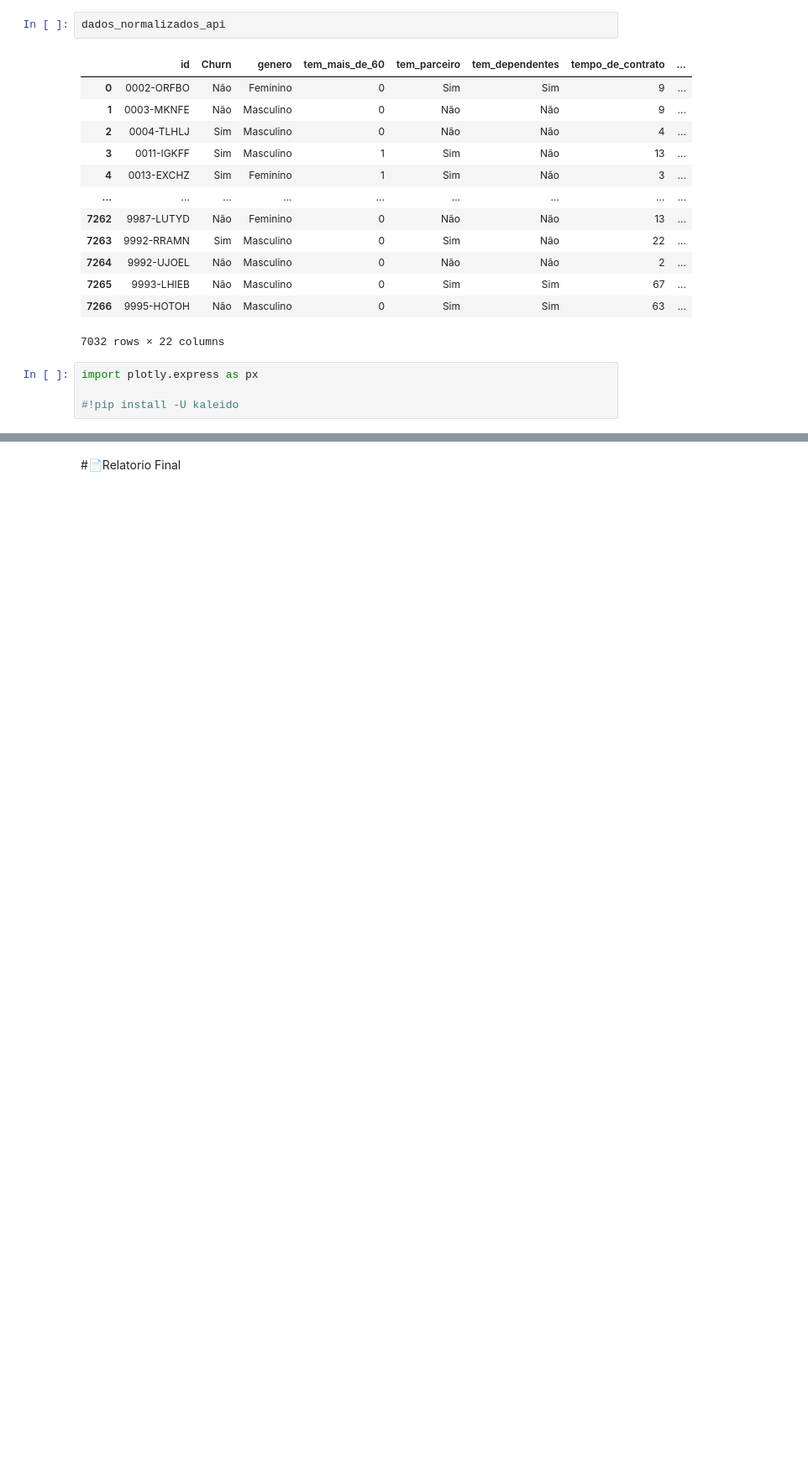
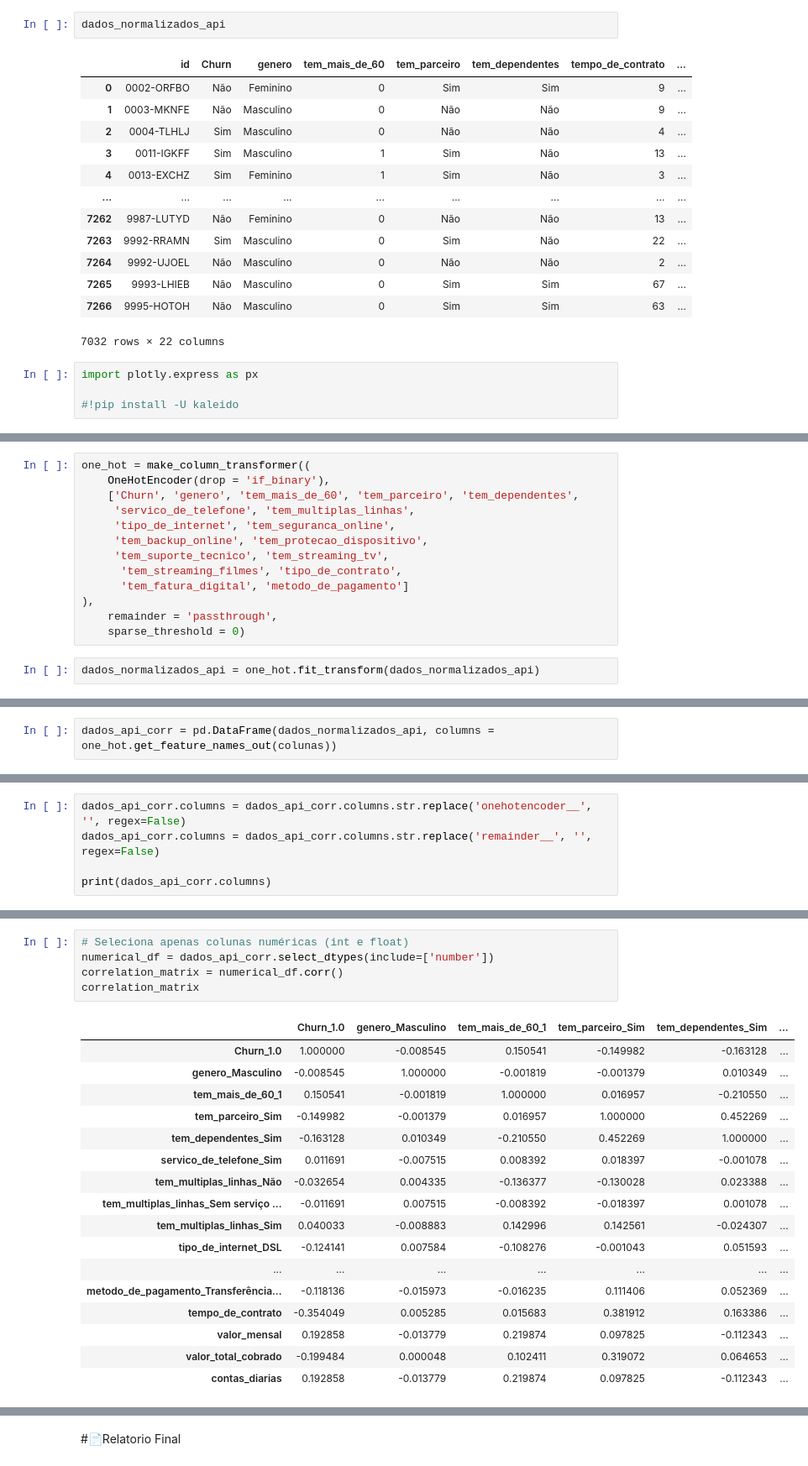
Before and after one commit to carlos-000-carlos/Challenge_2-TelecomX_BR-Cabral, a Jupyter notebook: TelecomX_BR.ipynb, the cells around one changed output, grey strips where cells are left out. Shown at 84% size. Cells and saved outputs as stored; diff of their text form; blank space fills up the shorter version.

```diff
--- a/TelecomX_BR.ipynb
+++ b/TelecomX_BR.ipynb
@@ -1316,0 +1492,15 @@ fig.update_layout(
+# %%
+one_hot = make_column_transformer((
+    OneHotEncoder(drop = 'if_binary'),
+    ['Churn', 'genero', 'tem_mais_de_60', 'tem_parceiro', 'tem_dependentes',
+     'servico_de_telefone', 'tem_multiplas_linhas',
+     'tipo_de_internet', 'tem_seguranca_online',
+     'tem_backup_online', 'tem_protecao_dispositivo',
+     'tem_suporte_tecnico', 'tem_streaming_tv',
+      'tem_streaming_filmes', 'tipo_de_contrato',
+      'tem_fatura_digital', 'metodo_de_pagamento']
+),
+    remainder = 'passthrough',
+    sparse_threshold = 0)
+# %%
+dados_normalizados_api = one_hot.fit_transform(dados_normalizados_api)
@@ -1316,0 +1527,2 @@ fig.update_layout(
+# %%
+dados_api_corr = pd.DataFrame(dados_normalizados_api, columns = one_hot.get_feature_names_out(colunas))
@@ -1316,0 +1545,5 @@ fig.update_layout(
+# %%
+dados_api_corr.columns = dados_api_corr.columns.str.replace('onehotencoder__', '', regex=False)
+dados_api_corr.columns = dados_api_corr.columns.str.replace('remainder__', '', regex=False)
+
+print(dados_api_corr.columns)
@@ -1316,0 +1588,23 @@ fig.update_layout(
+# %%
+# Seleciona apenas colunas numéricas (int e float)
+numerical_df = dados_api_corr.select_dtypes(include=['number'])
+correlation_matrix = numerical_df.corr()
+correlation_matrix
+# %% [output]
+|  | Churn_1.0 | genero_Masculino | tem_mais_de_60_1 | tem_parceiro_Sim | tem_dependentes_Sim | ... |
+| Churn_1.0 | 1.000000 | -0.008545 | 0.150541 | -0.149982 | -0.163128 | ... |
+| genero_Masculino | -0.008545 | 1.000000 | -0.001819 | -0.001379 | 0.010349 | ... |
+| tem_mais_de_60_1 | 0.150541 | -0.001819 | 1.000000 | 0.016957 | -0.210550 | ... |
+| tem_parceiro_Sim | -0.149982 | -0.001379 | 0.016957 | 1.000000 | 0.452269 | ... |
+| tem_dependentes_Sim | -0.163128 | 0.010349 | -0.210550 | 0.452269 | 1.000000 | ... |
+| servico_de_telefone_Sim | 0.011691 | -0.007515 | 0.008392 | 0.018397 | -0.001078 | ... |
+| tem_multiplas_linhas_Não | -0.032654 | 0.004335 | -0.136377 | -0.130028 | 0.023388 | ... |
+| tem_multiplas_linhas_Sem serviço ... | -0.011691 | 0.007515 | -0.008392 | -0.018397 | 0.001078 | ... |
+| tem_multiplas_linhas_Sim | 0.040033 | -0.008883 | 0.142996 | 0.142561 | -0.024307 | ... |
+| tipo_de_internet_DSL | -0.124141 | 0.007584 | -0.108276 | -0.001043 | 0.051593 | ... |
+| ... | ... | ... | ... | ... | ... | ... |
+| metodo_de_pagamento_Transferência... | -0.118136 | -0.015973 | -0.016235 | 0.111406 | 0.052369 | ... |
+| tempo_de_contrato | -0.354049 | 0.005285 | 0.015683 | 0.381912 | 0.163386 | ... |
+| valor_mensal | 0.192858 | -0.013779 | 0.219874 | 0.097825 | -0.112343 | ... |
+| valor_total_cobrado | -0.199484 | 0.000048 | 0.102411 | 0.319072 | 0.064653 | ... |
+| contas_diarias | 0.192858 | -0.013779 | 0.219874 | 0.097825 | -0.112343 | ... |
```
Also changed, not shown: parts of 23 cells of this notebook.
